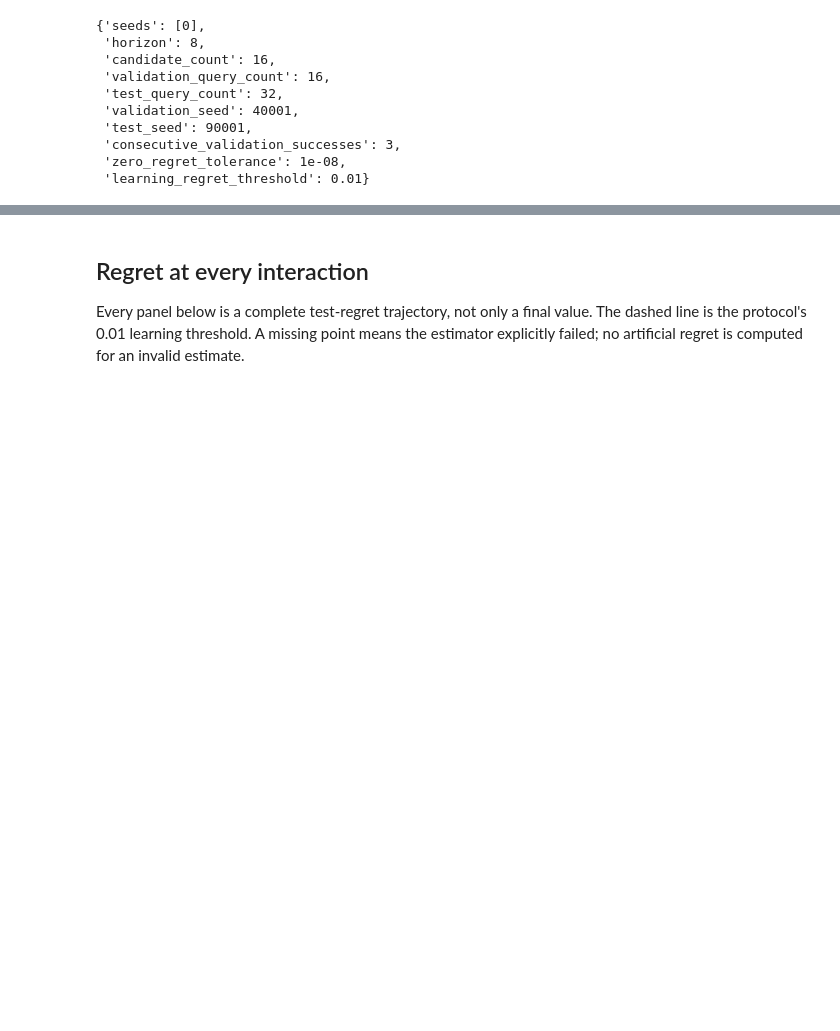
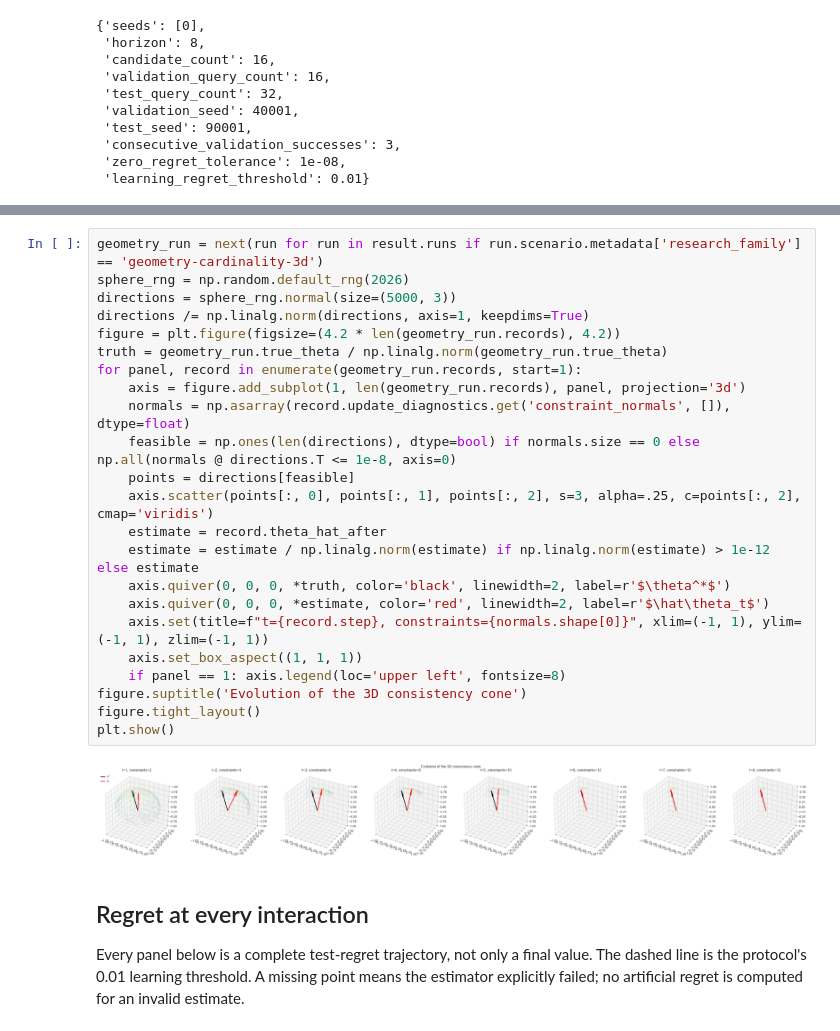
Before and after one commit to aqaPayam/InverseOptimization, a Jupyter notebook: notebooks/10_active_hard_research_protocol.ipynb, the cells around one changed output, grey strips where cells are left out. Cells and saved outputs as stored; diff of their text form; blank space fills up the shorter version.

```diff
--- a/notebooks/10_active_hard_research_protocol.ipynb
+++ b/notebooks/10_active_hard_research_protocol.ipynb
@@ -126,3 +133,28 @@ final_table.round(4)
+# %%
+geometry_run = next(run for run in result.runs if run.scenario.metadata['research_family'] == 'geometry-cardinality-3d')
+sphere_rng = np.random.default_rng(2026)
+directions = sphere_rng.normal(size=(5000, 3))
+directions /= np.linalg.norm(directions, axis=1, keepdims=True)
+figure = plt.figure(figsize=(4.2 * len(geometry_run.records), 4.2))
+truth = geometry_run.true_theta / np.linalg.norm(geometry_run.true_theta)
+for panel, record in enumerate(geometry_run.records, start=1):
+    axis = figure.add_subplot(1, len(geometry_run.records), panel, projection='3d')
+    normals = np.asarray(record.update_diagnostics.get('constraint_normals', []), dtype=float)
+    feasible = np.ones(len(directions), dtype=bool) if normals.size == 0 else np.all(normals @ directions.T <= 1e-8, axis=0)
+    points = directions[feasible]
+    axis.scatter(points[:, 0], points[:, 1], points[:, 2], s=3, alpha=.25, c=points[:, 2], cmap='viridis')
+    estimate = record.theta_hat_after
+    estimate = estimate / np.linalg.norm(estimate) if np.linalg.norm(estimate) > 1e-12 else estimate
+    axis.quiver(0, 0, 0, *truth, color='black', linewidth=2, label=r'$\theta^*$')
+    axis.quiver(0, 0, 0, *estimate, color='red', linewidth=2, label=r'$\hat\theta_t$')
+    axis.set(title=f"t={record.step}, constraints={normals.shape[0]}", xlim=(-1, 1), ylim=(-1, 1), zlim=(-1, 1))
+    axis.set_box_aspect((1, 1, 1))
+    if panel == 1: axis.legend(loc='upper left', fontsize=8)
+figure.suptitle('Evolution of the 3D consistency cone')
+figure.tight_layout()
+plt.show()
+# %% [output]
+[figure, added]
 # %% [markdown]
 ## Regret at every interaction
 
```
Also changed, not shown: parts of 13 cells of this notebook, 7 other files.
